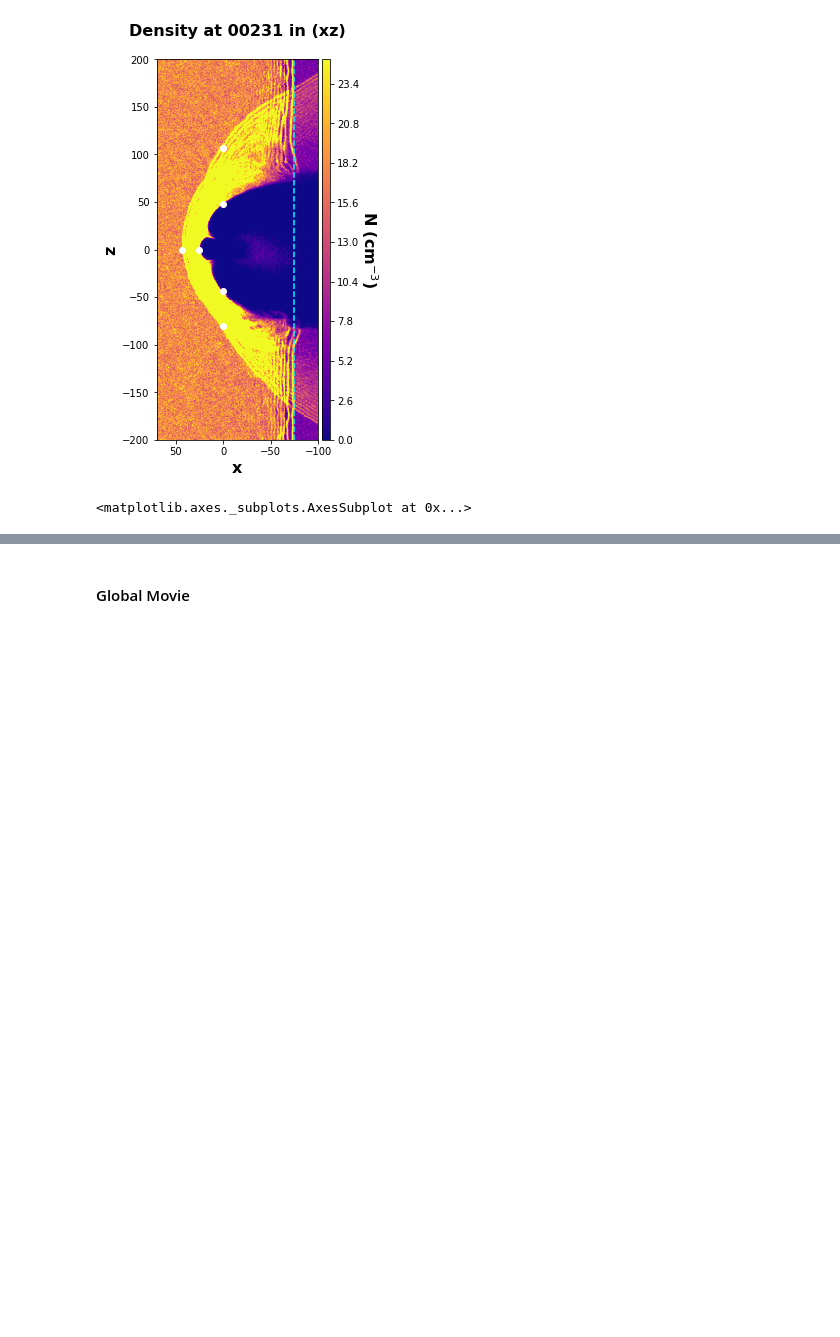
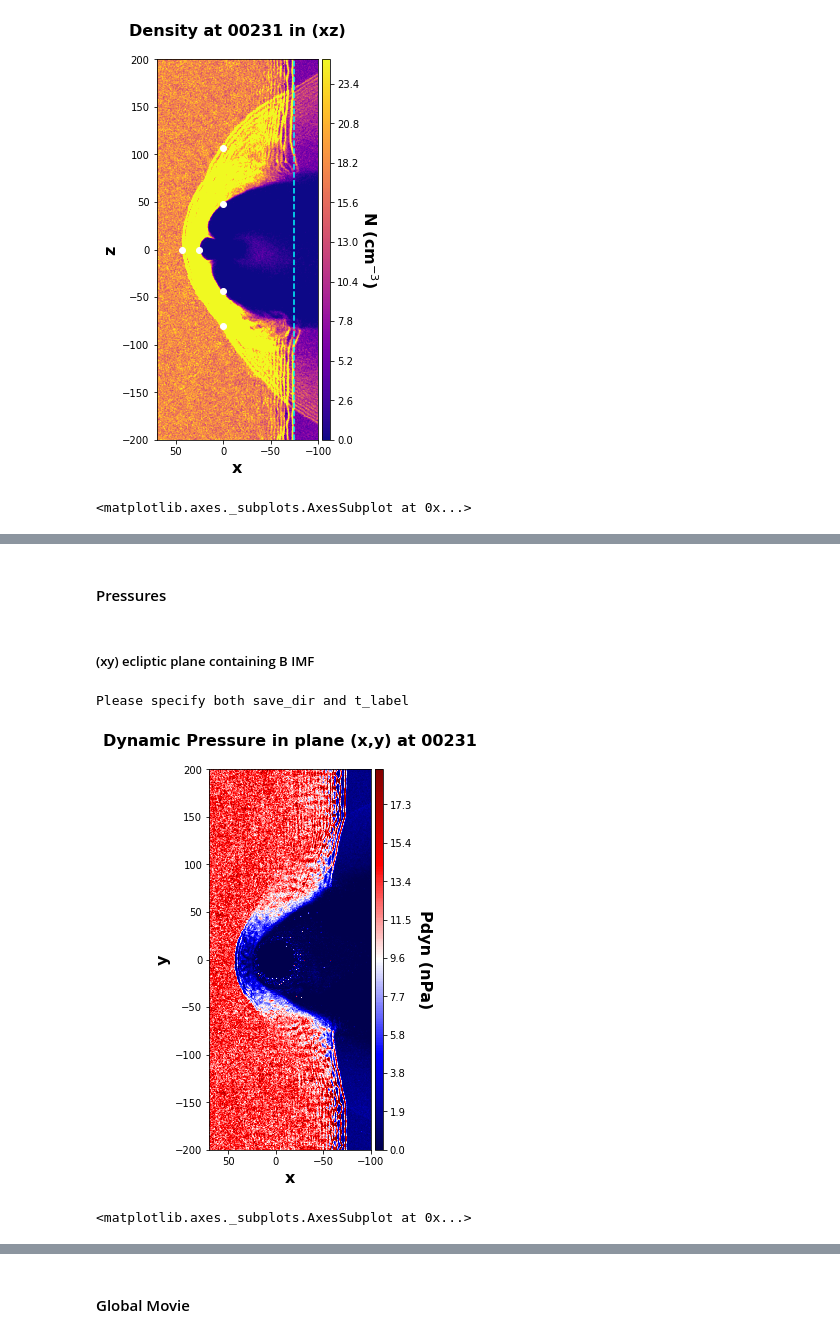
Before and after one commit to cmoissar/Jupyter-Notebooks, a Jupyter notebook: Story_Writer.ipynb, the cells around one changed output, grey strips where cells are left out. Saved outputs shown, nothing was run; the diff lists cells and outputs as text; code cells hidden in the pictures; blank space fills up the shorter version.

```diff
--- a/Story_Writer.ipynb
+++ b/Story_Writer.ipynb
@@ -1135 +1135,31 @@ Please specify both save_dir and t_label
 <matplotlib.axes._subplots.AxesSubplot at 0x...>
+# %% [markdown]
+#### Pressures
+# %% [markdown]
+##### (xy) ecliptic plane containing B IMF
+# %%
+slice_x = slice(None)
+slice_y = slice(None)
+slice_z = slice(nz0-1, nz0+1)
+slices = (slice_x, slice_y, slice_z)
+
+V_xy = (Vx[slices], Vy[slices], Vz[slices])
+B_xy = (Bx[slices], By[slices], Bz[slices])
+N_xy = N[slices]
+T_xy = T[slices]
+# %%
+# Dynamic Pressure
+
+Pdyn_xy = MD.mp * MD.n * N_xy * (MD.v*MD.norm(V_xy))**2 *1e9
+Pdyn_xy = Pdyn_xy[:,:,1]
+np.nan_to_num(Pdyn_xy, 0)
+
+MD.plot_colormap(Pdyn_xy, title = f'Dynamic Pressure in plane (x,y) at {time}',
+                 label = 'Pdyn (nPa)', plane = 'xy',
+                 with_dots = False, normales = None, loop = loop,
+                 save_dir = storing_directory, t_label = time_label,
+                 zoom = zoom, map_color='seismic')
+# %% [output]
+Please specify both save_dir and t_label
+[figure, added]
+<matplotlib.axes._subplots.AxesSubplot at 0x...>
```
Also changed, not shown: parts of 14 cells of this notebook, 3 other files.
